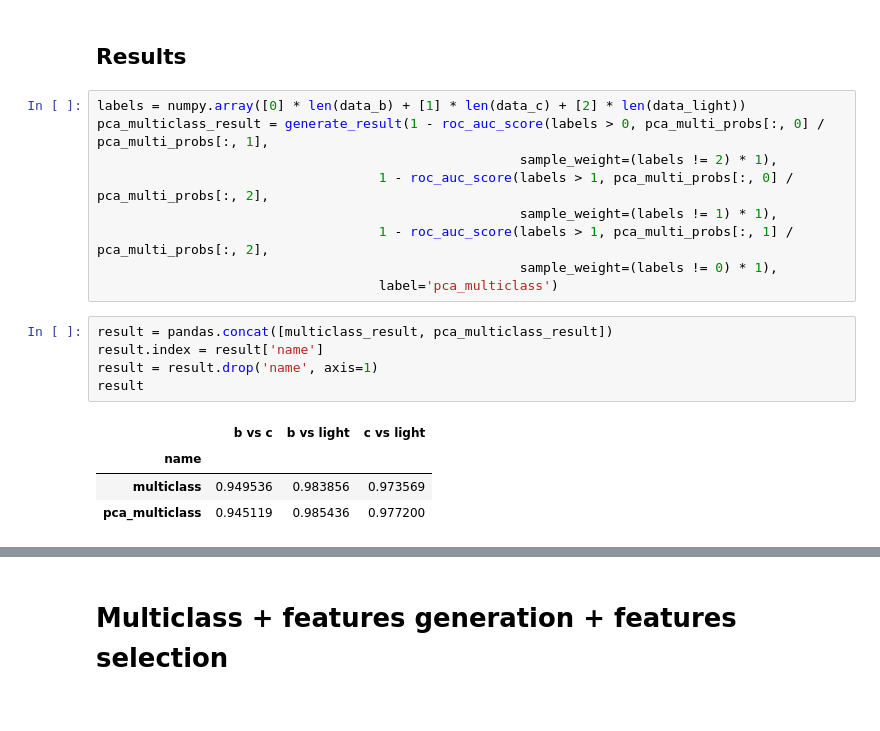
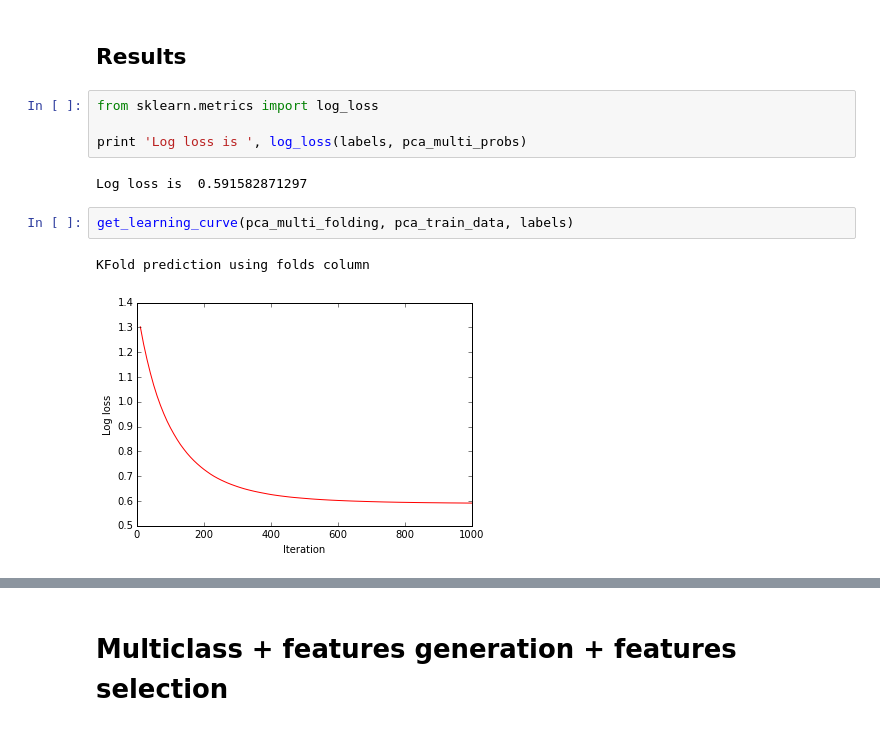
Before and after one commit to tlikhomanenko/jet_tagging_LHCb, a Jupyter notebook: jet-tagging.ipynb, the cells around one changed output, grey strips where cells are left out. Cells and saved outputs as stored; diff of their text form.

```diff
--- a/jet-tagging.ipynb
+++ b/jet-tagging.ipynb
@@ -183,22 +197,14 @@ pca_multi_probs = pca_multi_folding.predict_proba(pca_train_data)
 KFold prediction using folds column
 # %% [markdown]
 ## Results
-# %%
-labels = numpy.array([0] * len(data_b) + [1] * len(data_c) + [2] * len(data_light))
-pca_multiclass_result = generate_result(1 - roc_auc_score(labels > 0, pca_multi_probs[:, 0] / pca_multi_probs[:, 1],
-                                                      sample_weight=(labels != 2) * 1),
-                                    1 - roc_auc_score(labels > 1, pca_multi_probs[:, 0] / pca_multi_probs[:, 2],
-                                                      sample_weight=(labels != 1) * 1),
-                                    1 - roc_auc_score(labels > 1, pca_multi_probs[:, 1] / pca_multi_probs[:, 2],
-                                                      sample_weight=(labels != 0) * 1),
-                                    label='pca_multiclass')
-# %%
-result = pandas.concat([multiclass_result, pca_multiclass_result])
-result.index = result['name']
-result = result.drop('name', axis=1)
-result
-# %% [output]
-|  | b vs c | b vs light | c vs light |
-| name |  |  |  |
-| multiclass | 0.949536 | 0.983856 | 0.973569 |
-| pca_multiclass | 0.945119 | 0.985436 | 0.977200 |
+# %%
+from sklearn.metrics import log_loss
+
+print 'Log loss is ', log_loss(labels, pca_multi_probs)
+# %% [output]
+Log loss is  0.591582871297
+# %%
+get_learning_curve(pca_multi_folding, pca_train_data, labels)
+# %% [output]
+KFold prediction using folds column
+[figure, added]
```
Also changed, not shown: parts of 50 cells of this notebook.
